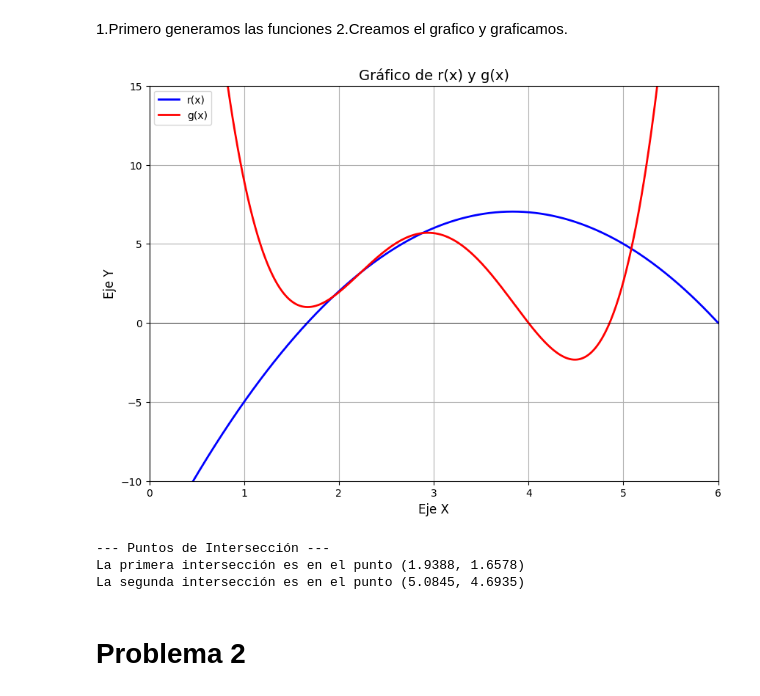
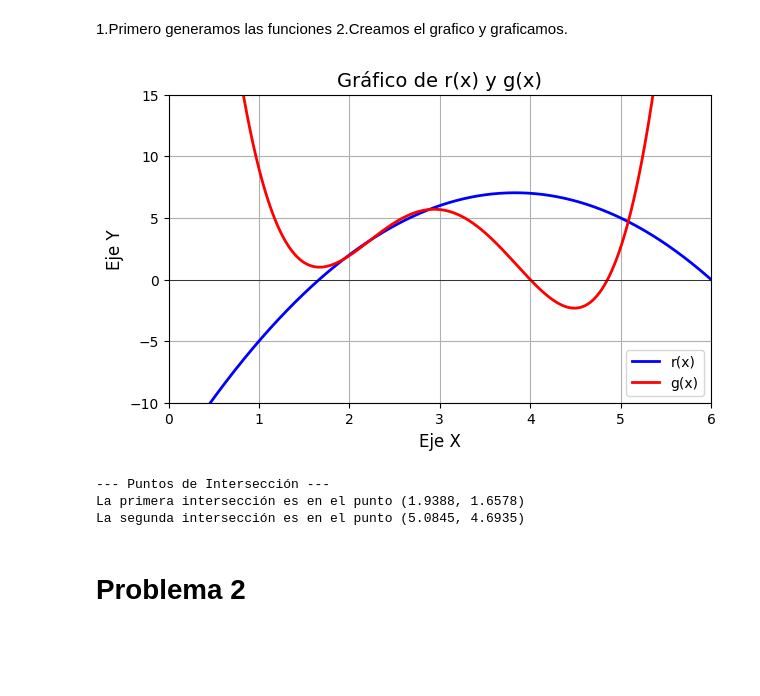
Before and after one commit to Leonardo9029/matematica-aplicada, a Jupyter notebook: G3_Aplicaciones_de_funciones copy.ipynb, the cells around one changed output. Drawn from its saved outputs; the diff is of its cells as text; code cells hidden in the pictures; blank space fills up the shorter version.

```diff
--- a/G3_Aplicaciones_de_funciones copy.ipynb
+++ b/G3_Aplicaciones_de_funciones copy.ipynb
@@ -41,7 +41,7 @@ y_valores_r = r(x_valores)
 y_valores_g = g(x_valores)
 
 # 5. Configurar el gráfico
-plt.figure(figsize=(10, 7)) # Define un buen tamaño para el gráfico
+plt.figure(figsize=(7, 4)) # Define un buen tamaño para el gráfico
 
 # 6. Dibujar cada función en el gráfico
 plt.plot(x_valores, y_valores_r, label='r(x)', color='blue', linewidth=2)
@@ -59,35 +59,35 @@ plt.grid(True) # Pone una grilla de fondo
 plt.legend()   # Muestra las etiquetas de cada línea (labels)
 plt.axhline(0, color='black', linewidth=0.5) # Dibuja el eje X
 plt.axvline(0, color='black', linewidth=0.5) # Dibuja el eje Y
 
 # 9. Mostrar el gráfico final
 plt.show()
 
 
 # --- Parte 2: Encontrar los puntos de intersección ---
 
 # 10. Para encontrar donde r(x) = g(x), buscamos las raíces de la función r(x) - g(x) = 0
 def diferencia(x):
     return r(x) - g(x)
 
-# 11. Mirando el gráfico, podemos estimar que las intersecciones están cerca de x=2 y x=5.5.
+# 11. Mirando el gráfico, podemos estimar que las intersecciones están cerca de x=2 y x=5.1.
 #     Usaremos estos valores como "puntos de partida" para que fsolve encuentre la solución exacta.
 x_interseccion1 = fsolve(diferencia, 2)
 x_interseccion2 = fsolve(diferencia, 5.08)
 
 # 12. Para obtener el punto completo (x, y), evaluamos una de las funciones originales
 #     en los puntos 'x' que encontramos. Usaremos r(x) por ser más simple.
 y_interseccion1 = r(x_interseccion1)
 y_interseccion2 = r(x_interseccion2)
 
 # 13. Imprimir los resultados de forma clara
 #     El [0] se usa porque fsolve devuelve un arreglo, y queremos solo el primer elemento.
 #     El :.4f formatea el número para que muestre solo 4 decimales.
 print("--- Puntos de Intersección ---")
 print(f"La primera intersección es en el punto ({x_interseccion1[0]:.4f}, {y_interseccion1[0]:.4f})")
 print(f"La segunda intersección es en el punto ({x_interseccion2[0]:.4f}, {y_interseccion2[0]:.4f})")
 # %% [output]
-[figure, old version]
+[figure, new version]
 --- Puntos de Intersección ---
 La primera intersección es en el punto (1.9388, 1.6578)
 La segunda intersección es en el punto (5.0845, 4.6935)
```
Also changed, not shown: parts of 1 cell of this notebook.
